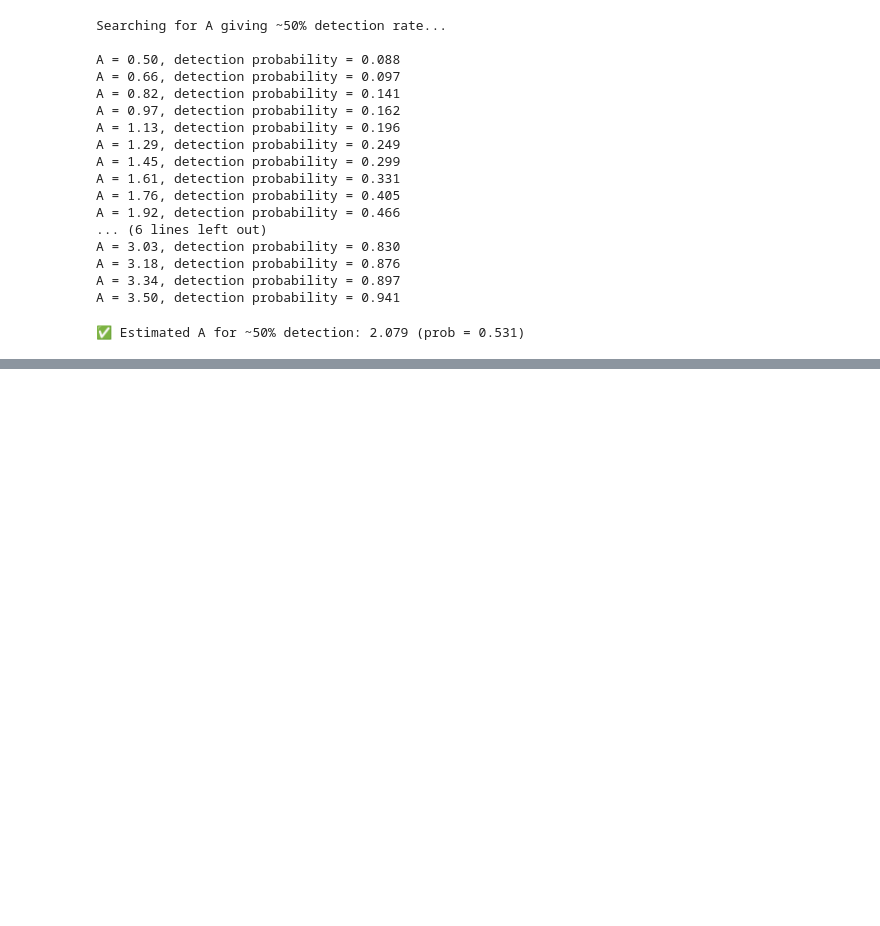
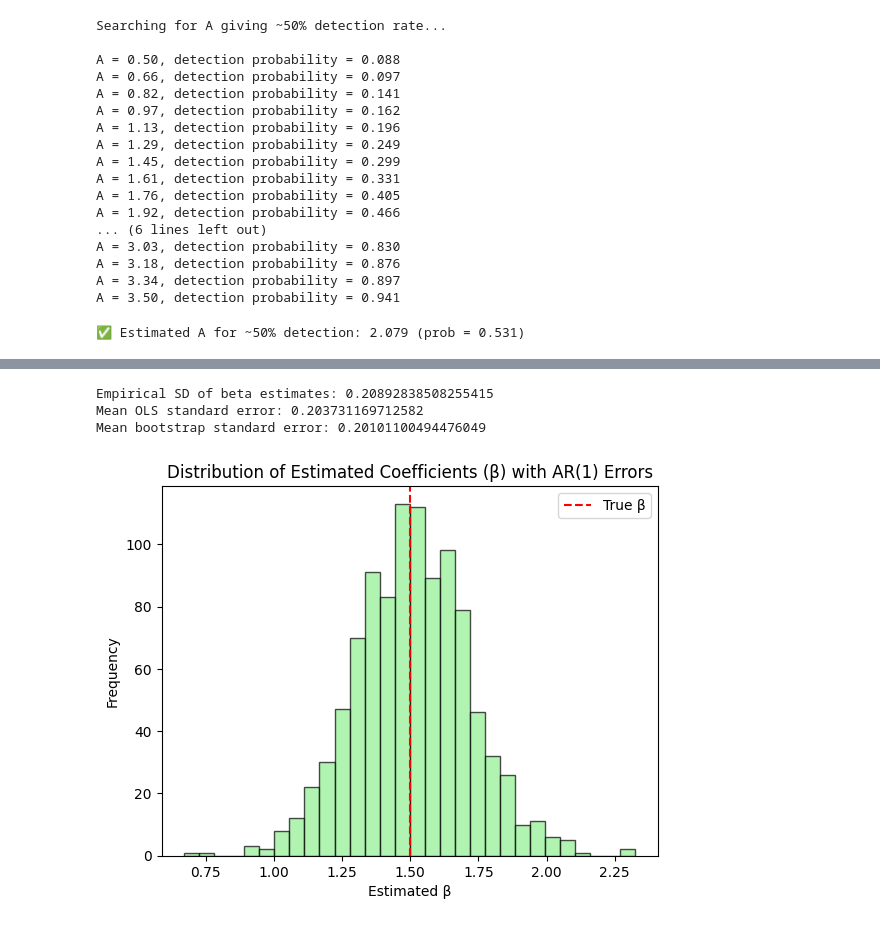
Before and after one commit to DaveD-BU/2025-summer-mod-6-DX702, a Jupyter notebook: Davis_David_HW9.ipynb, the cells around one changed output, grey strips where cells are left out. Drawn from its saved outputs; the diff is of its cells as text; code cells hidden in the pictures; blank space fills up the shorter version.

```diff
--- a/Davis_David_HW9.ipynb
+++ b/Davis_David_HW9.ipynb
@@ -174,0 +273,18 @@ might not match that found by a full simulation of the Data Generating Process.
+# %%
+print("Empirical SD of beta estimates:", np.std(ols_betas))
+print("Mean OLS standard error:", np.mean(ols_se))
+print("Mean bootstrap standard error:", np.mean(bootstrap_se))
+# %% [output]
+Empirical SD of beta estimates: 0.20892838508255415
+Mean OLS standard error: 0.203731169712582
+Mean bootstrap standard error: 0.20101100494476049
+# %%
+plt.hist(ols_betas, bins=30, alpha=0.7, color='lightgreen', edgecolor='black')
+plt.axvline(true_beta, color='red', linestyle='--', label='True β')
+plt.title("Distribution of Estimated Coefficients (β) with AR(1) Errors")
+plt.xlabel("Estimated β")
+plt.ylabel("Frequency")
+plt.legend()
+plt.show()
+# %% [output]
+[figure, added]
```
Also changed, not shown: parts of 7 cells of this notebook, 3 other files.
